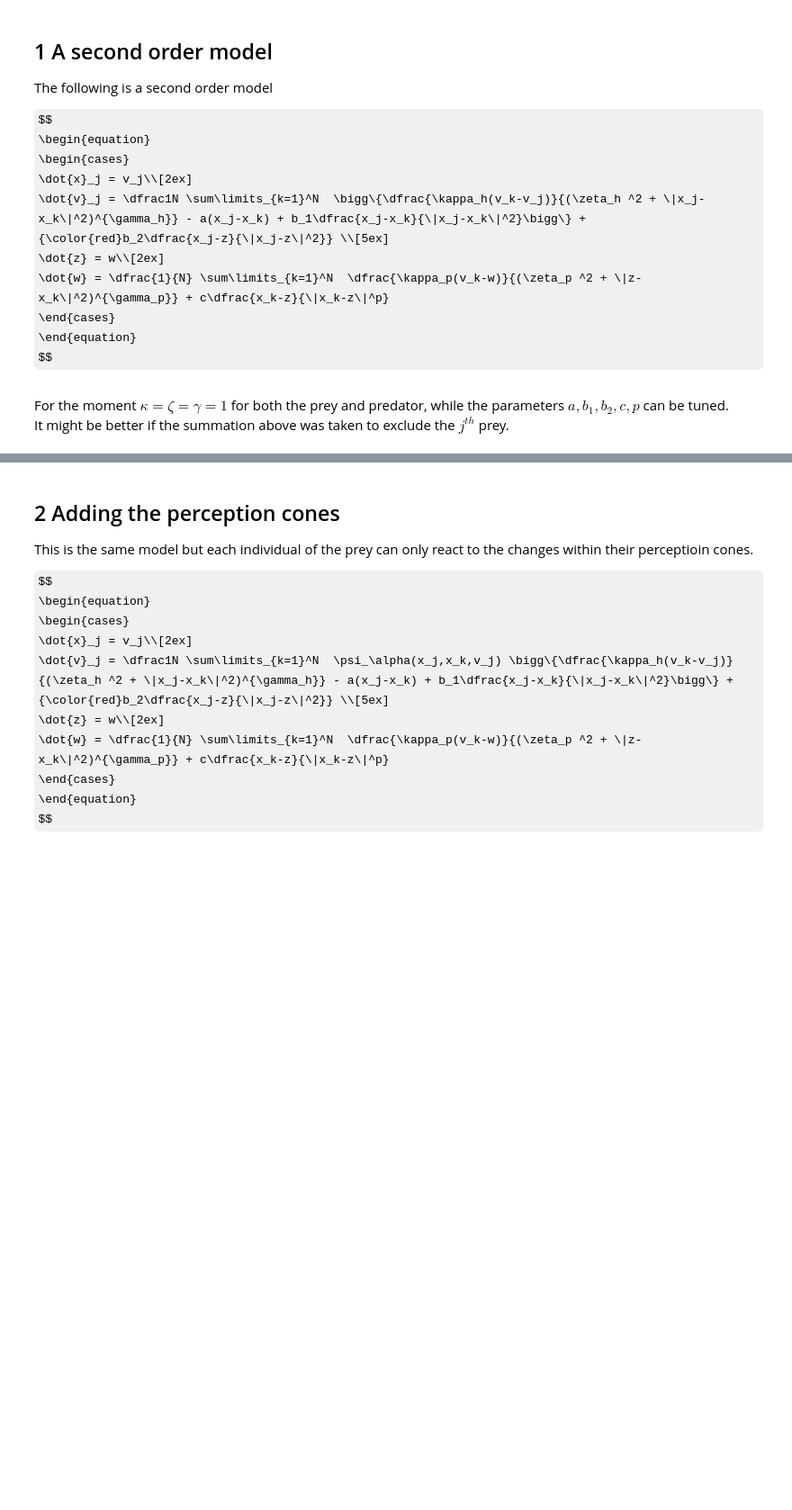
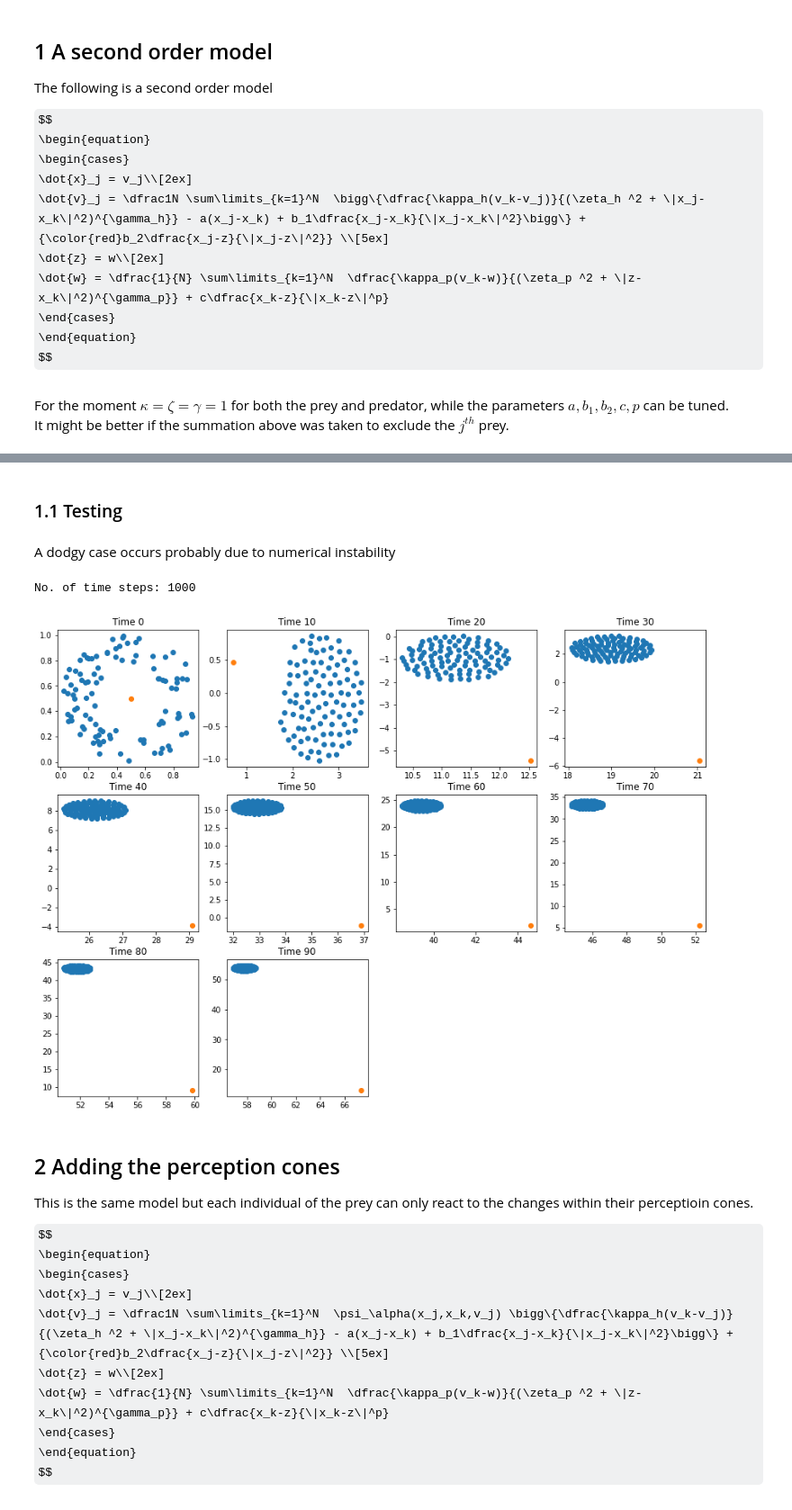
Before and after one commit to isomorphicdude/Summer2022UROP, a Jupyter notebook: improvements.ipynb, the cells around one changed output, grey strips where cells are left out. Shown: that part at 90% size. Drawn from its saved outputs; the diff is of its cells as text; code cells hidden in the pictures; some formulas as TeX source; blank space fills up the shorter version.

Commit message:
add test case

```diff
--- a/improvements.ipynb
+++ b/improvements.ipynb
@@ -75,7 +77,7 @@ def model1(y, params):
                           axis = 1)
 
   # repulsion of predator
-  rep_pred = b2 * (pprey - ppred) / np.linalg.norm(pprey - ppred, axis = 1)[:,np.newaxis]**2
+  rep_pred = b2 * (pprey - ppred) / (np.linalg.norm(pprey - ppred, axis = 1)[:,np.newaxis]**2)
 
   # acceleration of prey
   acc_prey = (1/N) * (ker_prey + attrac_prey + rep_prey) + rep_pred
@@ -86,7 +88,7 @@ def model1(y, params):
 
   # acceleration of predator
   acc_pred = (1/N) * (ker_pred +
-                      c * np.sum((pprey - ppred) / np.linalg.norm(pprey - ppred, axis = 1)[:,np.newaxis]**p,
+                      c * np.sum((pprey - ppred) / (np.linalg.norm(pprey - ppred, axis = 1)[:,np.newaxis]**p),
                                  axis = 0))[np.newaxis]
 
   return np.concatenate((vprey, acc_prey, vpred, acc_pred))
@@ -101,3 +112,23 @@ model1(np.concatenate((np.random.rand(N,2),
+# %% [markdown]
+### 1.1 Testing
+# %% [markdown]
+A dodgy case occurs probably due to numerical instability
+# %%
+N = 100
+ring_test = expInit(N = N,
+                    style = 'ring',
+                    second_order = True,
+                    seed = 0)
+# %%
+test_result = rk4(model1, ring_test, 0.1, 2*N+2, (0,100),
+    (N, 1, 1, 0.2, 0.9, 3))
+# %% [output]
+No. of time steps: 1000
+# %%
+case = (test_result, 0.1, [i*10 for i in range(10)], 15, N)
+multiPlot(case)
+# %% [output]
+[figure, added]
 # %% [markdown]
 ## 2 Adding the perception cones
 
```
Also changed, not shown: parts of 2 cells of this notebook.
